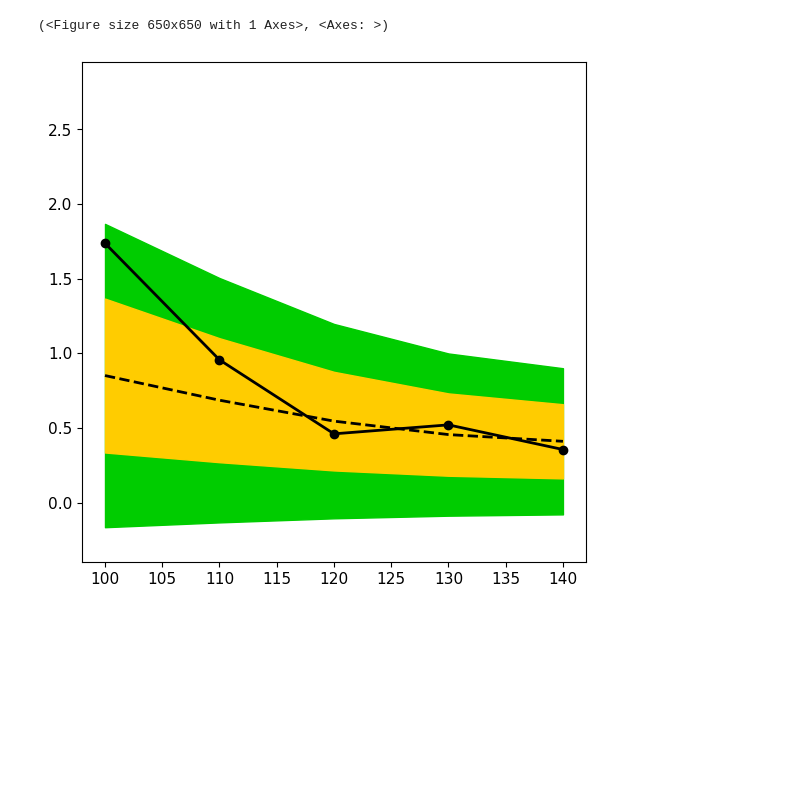
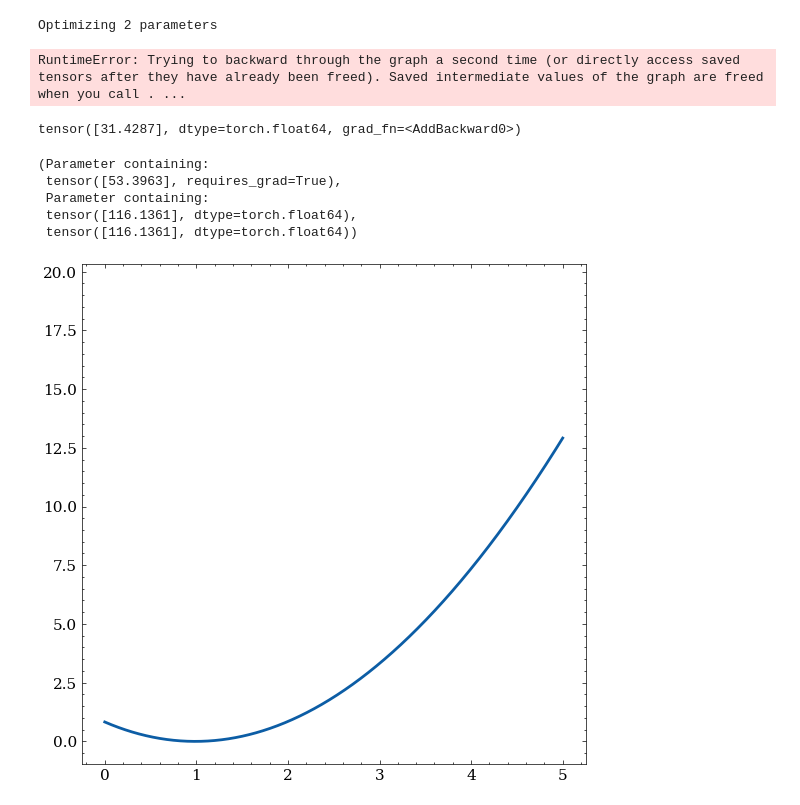
Before and after one commit to ekoenig4/analysis, a Jupyter notebook: jupyter/stats/cut_and_count.ipynb, the cells around one changed output. Cells and saved outputs as stored; diff of their text form; code cells hidden in the pictures; blank space fills up the shorter version.

```diff
--- a/jupyter/stats/cut_and_count.ipynb
+++ b/jupyter/stats/cut_and_count.ipynb
@@ -158,9 +153,7 @@ class SignalBkgLikelihood(Likelihood):
 # %%
-class NLL(torch.nn.Module):
-    def __init__(self, *nlls):
+class Summation(torch.nn.Module):
+    def __init__(self, *models):
         super().__init__()
-        self.nlls = torch.nn.ModuleList(nlls)
-
-    def forward(self):
-        nll = sum( nll() for nll in self.nlls )
-        return nll.sum(dim=-1)
+        self.models = torch.nn.ModuleList(models)
+    def forward(self, *args, **kwargs):
+        return sum( m(*args, **kwargs) for m in self.models )
@@ -275,28 +286,26 @@ exp_lims = np.array([ s.exp.upperlimit_quantile() for s in stats ])
-# %%
-plu.graph_array(
-    ms, obs_lims, g_color='black', g_label='Observed'
-)
-
-plu.graph_array(
-    ms, exp_lims[:,2], g_color='black', g_linestyle='--', g_marker='none',
-    g_label='Expected',
-    figax='same'
-)
-
-
-plu.graph_array(
-    ms, exp_lims[:,2], yerr=(exp_lims[:,4]-exp_lims[:,0])/2,
-    fill_error=True, fill_alpha=1.0,
-    g_color='#00cc00', g_marker=None, g_linewidth=0,
-    figax='same'
-)
-
-plu.graph_array(
-    ms, exp_lims[:,2], yerr=(exp_lims[:,1]-exp_lims[:,3])/2,
-    fill_error=True, fill_alpha=1.0,
-    g_color='#ffcc00', g_marker=None, g_linewidth=0,
-    figax='same'
-)
-# %% [output]
-(<Figure size 650x650 with 1 Axes>, <Axes: >)
-[figure, removed]
+# %%
+stats = StatsHEP(s, b, d, berr, verbose=True)
+# %% [output]
+Optimizing 2 parameters
+RuntimeError: Trying to backward through the graph a second time (or directly access saved tensors after they have already been freed). Saved intermediate values of the graph are freed when you call . ...
+# %%
+stats.MLE()
+# %% [output]
+tensor([31.4287], dtype=torch.float64, grad_fn=<AddBackward0>)
+# %%
+stats.r_mle, stats.b_mle, stats.b
+# %% [output]
+(Parameter containing:
+ tensor([53.3963], requires_grad=True),
+ Parameter containing:
+ tensor([116.1361], dtype=torch.float64),
+ tensor([116.1361], dtype=torch.float64))
+# %%
+with torch.no_grad():
+    r_scan = torch.linspace(0, 5, 1000)
+    plu.graph_array(
+        r_scan,
+        stats(r_scan),
+    )
+# %% [output]
+[figure, added]
```
Also changed, not shown: parts of 20 cells of this notebook, 1 other file.
